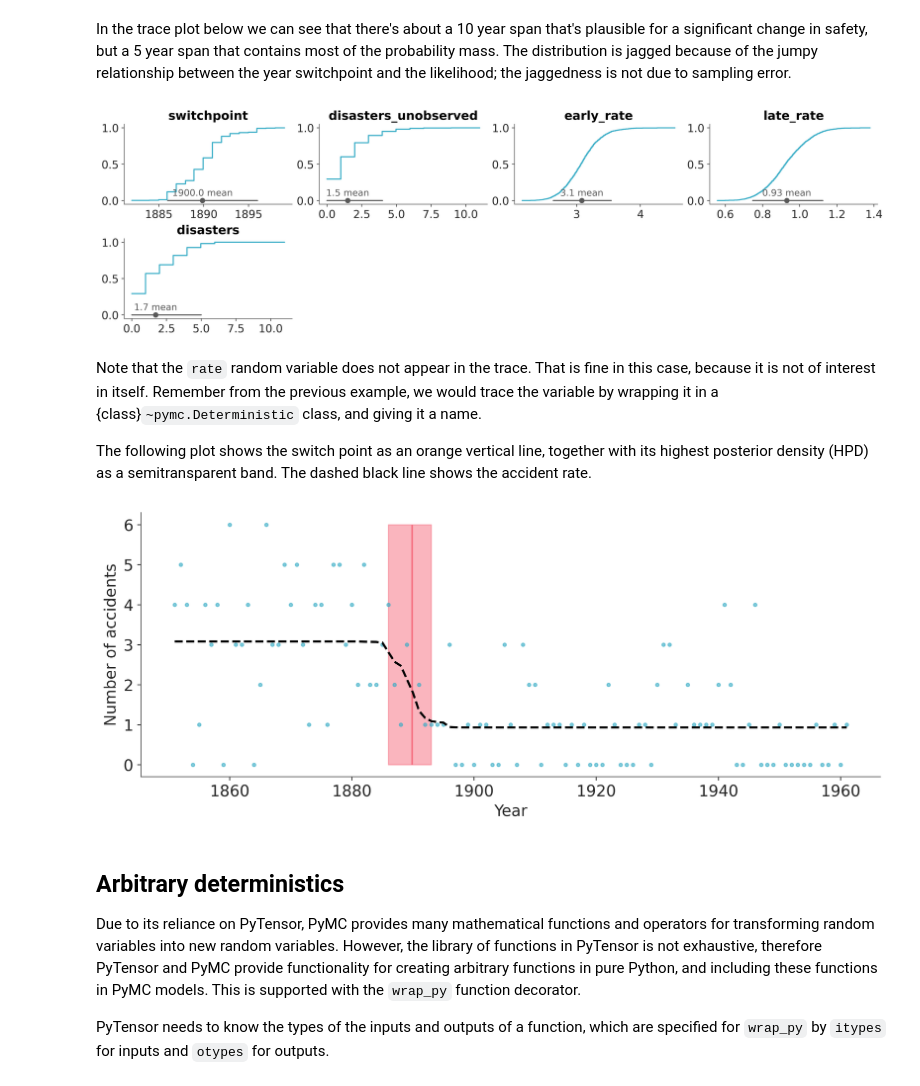
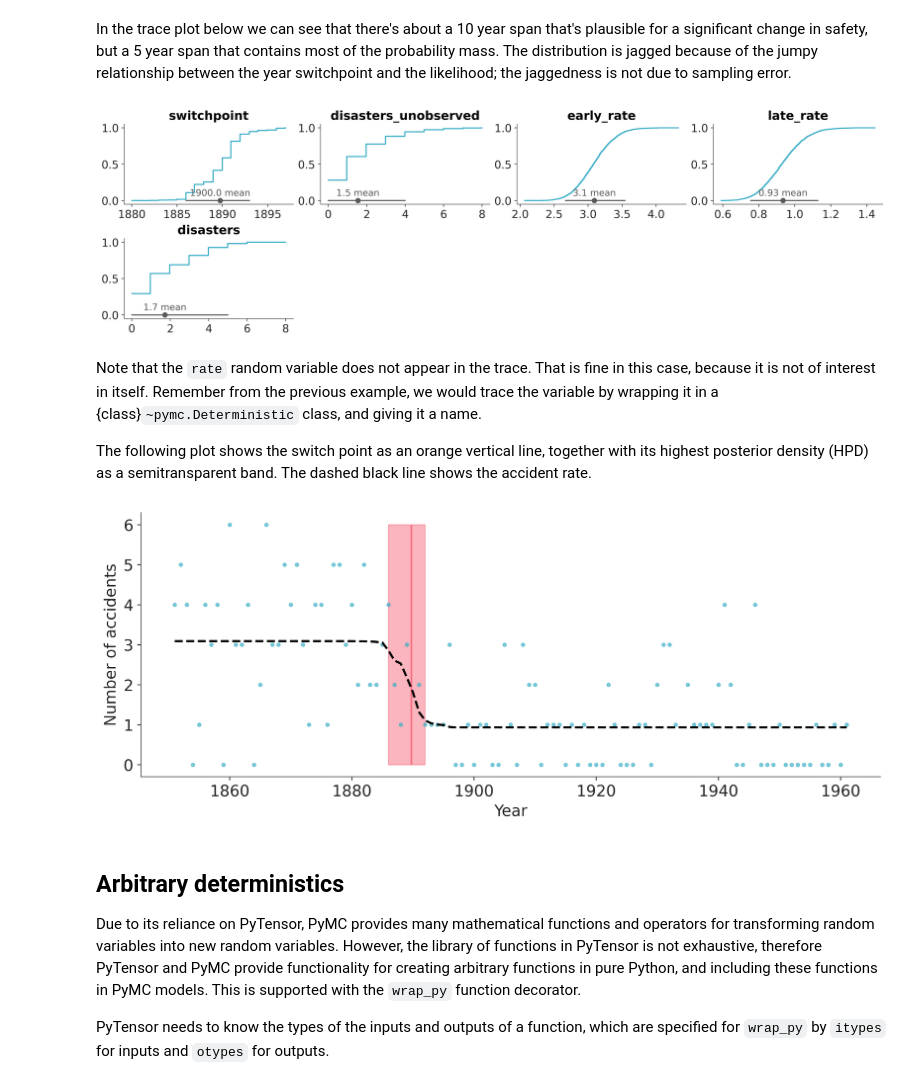
Before and after one commit to pymc-devs/pymc, a Jupyter notebook: docs/source/learn/core_notebooks/pymc_overview.ipynb, the cells around one changed output. Saved outputs shown, nothing was run; the diff lists cells and outputs as text; code cells hidden in the pictures.

```diff
--- a/docs/source/learn/core_notebooks/pymc_overview.ipynb
+++ b/docs/source/learn/core_notebooks/pymc_overview.ipynb
@@ -62,7 +64,7 @@ import pandas as pd
 # Initialize random number generator
 RANDOM_SEED = 8927
 rng = np.random.default_rng(RANDOM_SEED)
-az.style.use("arviz-variat")
+azp.style.use("arviz-variat")
 # %%
 # True parameter values
 alpha, sigma = 1, 1
@@ -530,13 +531,13 @@ The effective sample size per chain is smaller than 100 for some parameters.  A
 # %% [markdown]
 In the trace plot below we can see that there's about a 10 year span that's plausible for a significant change in safety, but a 5 year span that contains most of the probability mass. The distribution is jagged because of the jumpy relationship between the year switchpoint and the likelihood; the jaggedness is not due to sampling error.
 # %%
-az.plot_dist(
+azp.plot_dist(
     idata,
     sample_dims=["chain", "draw", "disasters_dim_0", "disasters_unobserved_dim_0"],
     kind="ecdf",
 );
 # %% [output]
-[figure, old version]
+[figure, new version]
 # %% [markdown]
 Note that the `rate` random variable does not appear in the trace.  That is fine in this case, because it is not of interest in itself.  Remember from the previous example, we would trace the variable by wrapping it in a {class}`~pymc.Deterministic` class, and giving it a name.
 
@@ -544,27 +545,27 @@ The following plot shows the switch point as an orange vertical line, together w
 # %%
 _, ax = plt.subplots(figsize=(10, 4))
 ax.plot(years, disaster_data, ".", alpha=0.6)
 ax.set(ylabel="Number of accidents", xlabel="Year")
 
-trace = az.extract(idata)
+trace = azb.extract(idata)
 
 ax.vlines(trace["switchpoint"].mean(), disaster_data.min(), disaster_data.max(), color="C1")
 average_disasters = np.zeros_like(disaster_data, dtype="float")
 for i, year in enumerate(years):
     idx = year < trace["switchpoint"]
     average_disasters[i] = np.mean(np.where(idx, trace["early_rate"], trace["late_rate"]))
 
-sp_hpd = az.hdi(idata, var_names=["switchpoint"])["switchpoint"].values
+sp_hpd = azs.hdi(idata, var_names=["switchpoint"])["switchpoint"].values
 ax.fill_betweenx(
     y=[disaster_data.min(), disaster_data.max()],
     x1=sp_hpd[0],
     x2=sp_hpd[1],
     alpha=0.5,
     color="C1",
 )
 ax.plot(years, average_disasters, "k--", lw=2);
 # %% [output]
-[figure, old version]
+[figure, new version]
 # %% [markdown]
 ## Arbitrary deterministics
 
```
Also changed, not shown: parts of 16 cells of this notebook.
